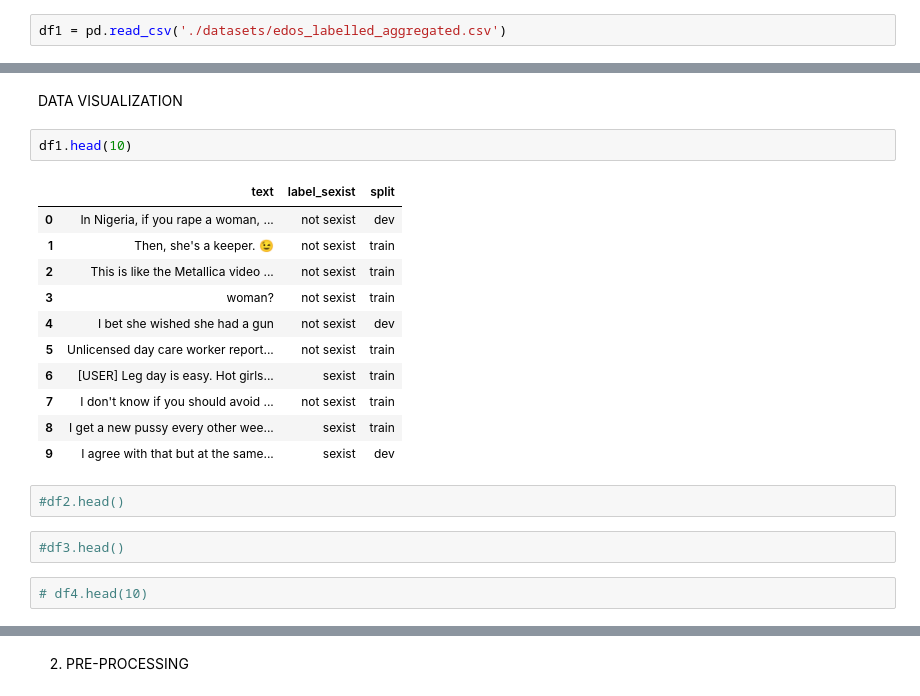
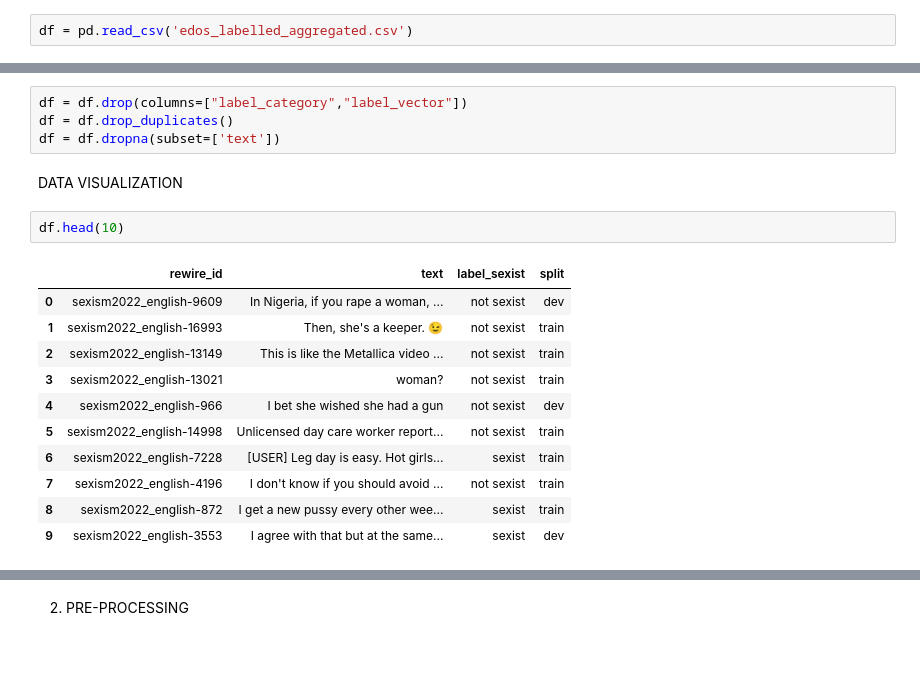
Before and after one commit to antoniocapicotto/edos, a Jupyter notebook: edos.ipynb, the cells around one changed output, grey strips where cells are left out. Drawn from its saved outputs; the diff is of its cells as text; blank space fills up the shorter version.

```diff
--- a/edos.ipynb
+++ b/edos.ipynb
@@ -42,4 +37,4 @@ from sklearn.metrics import accuracy_score, precision_score, recall_score, f1_sc
 # %% [markdown]
 DATA LOADING
 # %%
-df1 = pd.read_csv('./datasets/edos_labelled_aggregated.csv')
+df = pd.read_csv('edos_labelled_aggregated.csv')
@@ -60,23 +43,21 @@ df1 = df1.drop(columns=["rewire_id","label_category","label_vector"])
+# %%
+df = df.drop(columns=["label_category","label_vector"])
+df = df.drop_duplicates()
+df = df.dropna(subset=['text'])
 # %% [markdown]
 DATA VISUALIZATION
 # %%
-df1.head(10)
+df.head(10)
 # %% [output]
-|  | text | label_sexist | split |
-| 0 | In Nigeria, if you rape a woman, ... | not sexist | dev |
-| 1 | Then, she's a keeper. 😉 | not sexist | train |
-| 2 | This is like the Metallica video ... | not sexist | train |
-| 3 | woman? | not sexist | train |
-| 4 | I bet she wished she had a gun | not sexist | dev |
-| 5 | Unlicensed day care worker report... | not sexist | train |
-| 6 | [USER] Leg day is easy. Hot girls... | sexist | train |
-| 7 | I don't know if you should avoid ... | not sexist | train |
-| 8 | I get a new pussy every other wee... | sexist | train |
-| 9 | I agree with that but at the same... | sexist | dev |
+|  | rewire_id | text | label_sexist | split |
+| 0 | sexism2022_english-9609 | In Nigeria, if you rape a woman, ... | not sexist | dev |
+| 1 | sexism2022_english-16993 | Then, she's a keeper. 😉 | not sexist | train |
+| 2 | sexism2022_english-13149 | This is like the Metallica video ... | not sexist | train |
+| 3 | sexism2022_english-13021 | woman? | not sexist | train |
+| 4 | sexism2022_english-966 | I bet she wished she had a gun | not sexist | dev |
+| 5 | sexism2022_english-14998 | Unlicensed day care worker report... | not sexist | train |
+| 6 | sexism2022_english-7228 | [USER] Leg day is easy. Hot girls... | sexist | train |
+| 7 | sexism2022_english-4196 | I don't know if you should avoid ... | not sexist | train |
+| 8 | sexism2022_english-872 | I get a new pussy every other wee... | sexist | train |
+| 9 | sexism2022_english-3553 | I agree with that but at the same... | sexist | dev |
-# %%
-#df2.head()
-# %%
-#df3.head()
-# %%
-# df4.head(10)
 # %%
```
Also changed, not shown: parts of 15 cells of this notebook, 6 other files.
